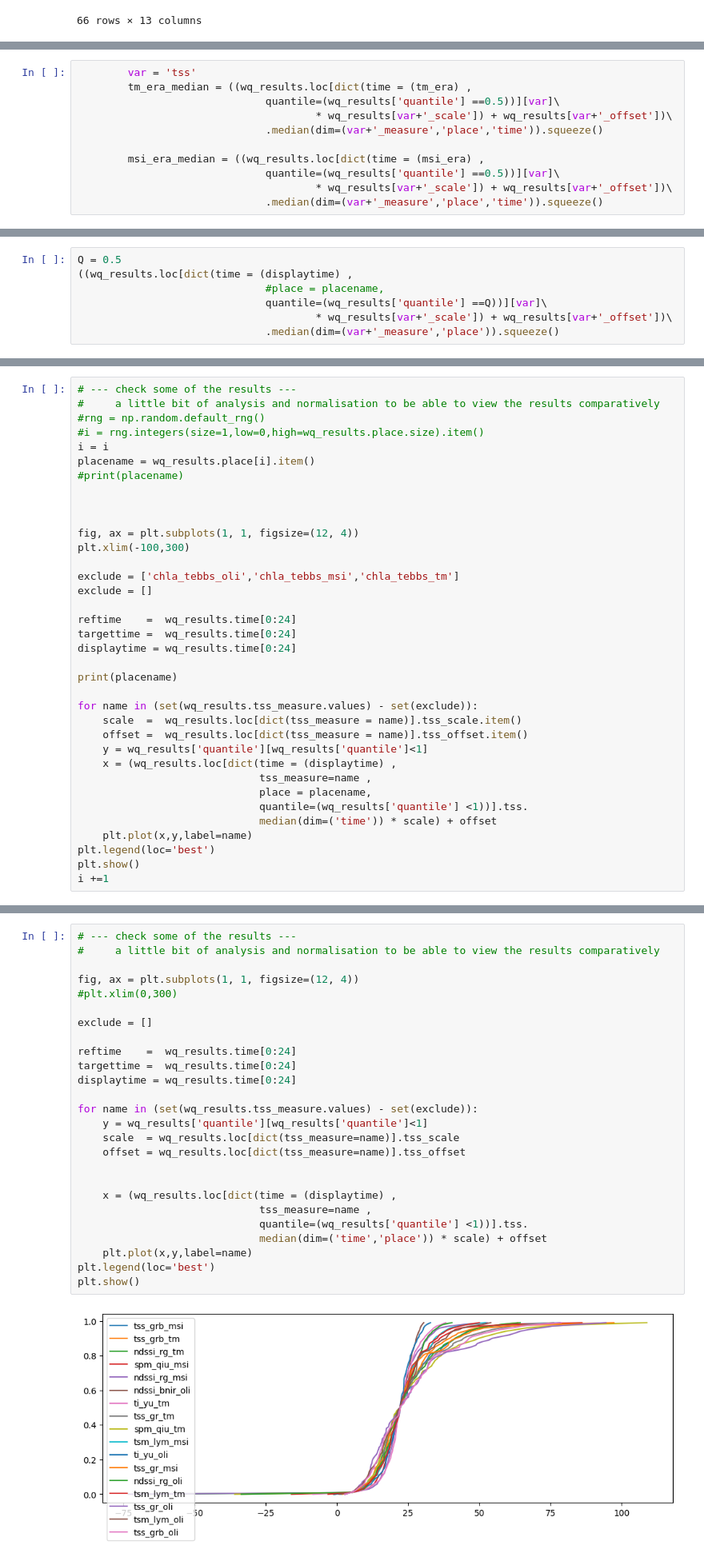
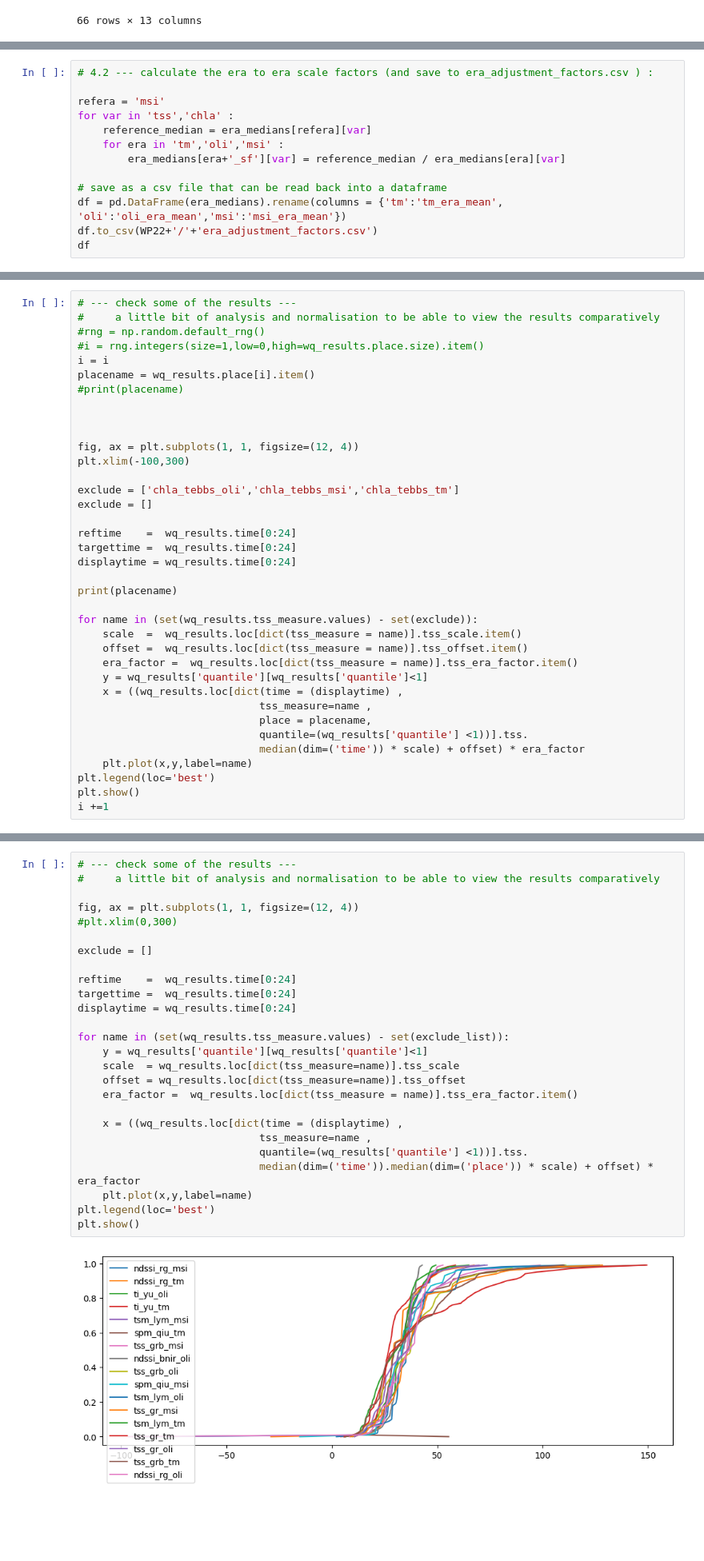
Before and after one commit to digitalearthafrica/deafrica_water_quality, a Jupyter notebook: WP2.2/WP2.2.ipynb, the cells around one changed output, grey strips where cells are left out. Shown at 80% size. Saved outputs shown, nothing was run; the diff lists cells and outputs as text; blank space fills up the shorter version.

```diff
--- a/WP2.2/WP2.2.ipynb
+++ b/WP2.2/WP2.2.ipynb
@@ -1311,0 +1405,13 @@ wq_results = calc_scale_and_offset(wq_results,verbose=False)
+# %%
+# 4.2 --- calculate the era to era scale factors (and save to era_adjustment_factors.csv ) :
+
+refera = 'msi'
+for var in 'tss','chla' :
+    reference_median = era_medians[refera][var]
+    for era in 'tm','oli','msi' :
+        era_medians[era+'_sf'][var] = reference_median / era_medians[era][var]
+
+# save as a csv file that can be read back into a dataframe
+df = pd.DataFrame(era_medians).rename(columns = {'tm':'tm_era_mean', 'oli':'oli_era_mean','msi':'msi_era_mean'})
+df.to_csv(WP22+'/'+'era_adjustment_factors.csv')
+df
@@ -1403,11 +1556,0 @@ Lake_Aheme
-# %%
-        var = 'tss'
-        tm_era_median = ((wq_results.loc[dict(time = (tm_era) ,
-                              quantile=(wq_results['quantile'] ==0.5))][var]\
-                                      * wq_results[var+'_scale']) + wq_results[var+'_offset'])\
-                              .median(dim=(var+'_measure','place','time')).squeeze()
-
-        msi_era_median = ((wq_results.loc[dict(time = (msi_era) ,
-                              quantile=(wq_results['quantile'] ==0.5))][var]\
-                                      * wq_results[var+'_scale']) + wq_results[var+'_offset'])\
-                              .median(dim=(var+'_measure','place','time')).squeeze()
@@ -1564,7 +1840,0 @@ displaytime = wq_results.time[0:13]
-# %%
-Q = 0.5
-((wq_results.loc[dict(time = (displaytime) ,
-                              #place = placename,
-                              quantile=(wq_results['quantile'] ==Q))][var]\
-                                      * wq_results[var+'_scale']) + wq_results[var+'_offset'])\
-                              .median(dim=(var+'_measure','place')).squeeze()
@@ -1697,12 +1960,13 @@ print(placename)
 for name in (set(wq_results.tss_measure.values) - set(exclude)):
     scale  =  wq_results.loc[dict(tss_measure = name)].tss_scale.item()
     offset =  wq_results.loc[dict(tss_measure = name)].tss_offset.item()
+    era_factor =  wq_results.loc[dict(tss_measure = name)].tss_era_factor.item()
     y = wq_results['quantile'][wq_results['quantile']<1]
-    x = (wq_results.loc[dict(time = (displaytime) ,
+    x = ((wq_results.loc[dict(time = (displaytime) ,
                              tss_measure=name ,
                              place = placename,
                              quantile=(wq_results['quantile'] <1))].tss.
-                             median(dim=('time')) * scale) + offset
+                             median(dim=('time')) * scale) + offset) * era_factor
     plt.plot(x,y,label=name)
 plt.legend(loc='best')
 plt.show()
@@ -1713,28 +1977,28 @@ Ghana_River
 # %%
 # --- check some of the results ---
 #     a little bit of analysis and normalisation to be able to view the results comparatively
 
 fig, ax = plt.subplots(1, 1, figsize=(12, 4))
 #plt.xlim(0,300)
 
 exclude = []
 
 reftime    =  wq_results.time[0:24]
 targettime =  wq_results.time[0:24]
 displaytime = wq_results.time[0:24]
 
-for name in (set(wq_results.tss_measure.values) - set(exclude)):
+for name in (set(wq_results.tss_measure.values) - set(exclude_list)):
     y = wq_results['quantile'][wq_results['quantile']<1]
     scale  = wq_results.loc[dict(tss_measure=name)].tss_scale
     offset = wq_results.loc[dict(tss_measure=name)].tss_offset
+    era_factor =  wq_results.loc[dict(tss_measure = name)].tss_era_factor.item()
 
-
-    x = (wq_results.loc[dict(time = (displaytime) ,
+    x = ((wq_results.loc[dict(time = (displaytime) ,
                              tss_measure=name ,
                              quantile=(wq_results['quantile'] <1))].tss.
-                             median(dim=('time','place')) * scale) + offset
+                             median(dim=('time')).median(dim=('place')) * scale) + offset) * era_factor
     plt.plot(x,y,label=name)
 plt.legend(loc='best')
 plt.show()
 # %% [output]
-[figure, old version]
+[figure, new version]
```
Also changed, not shown: parts of 42 cells of this notebook, 1 other file.
